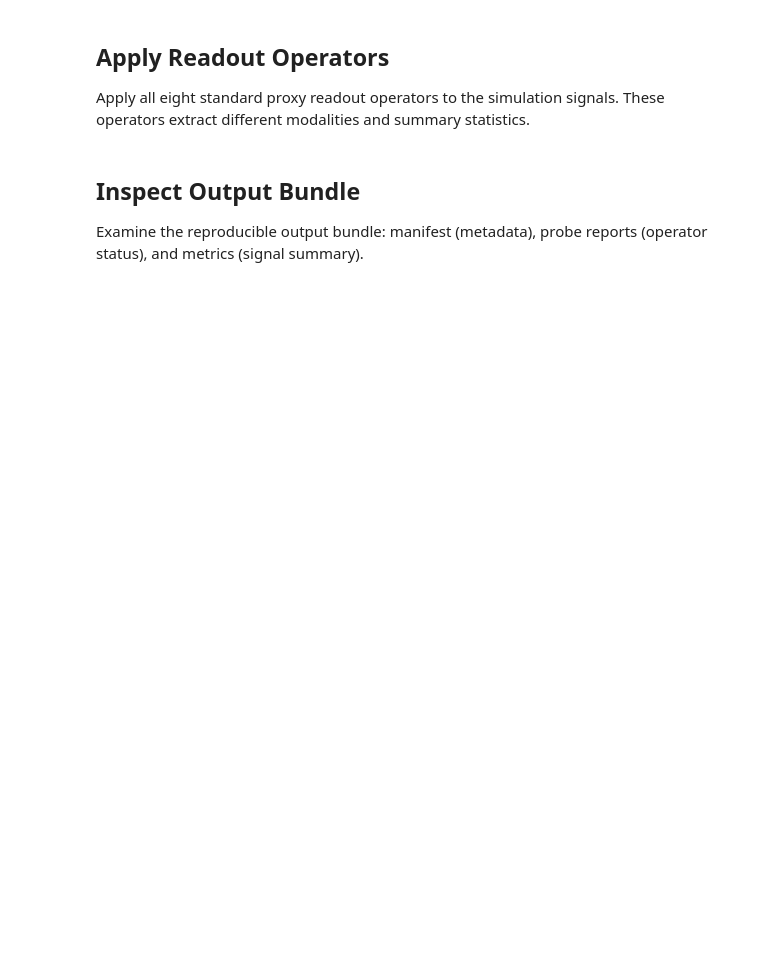
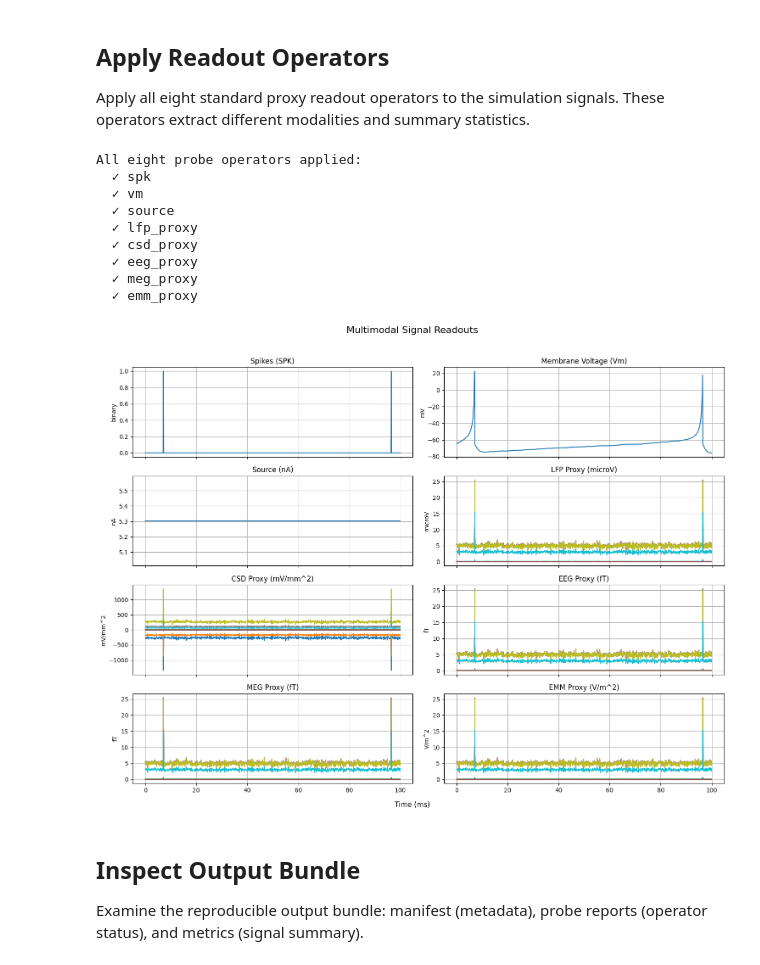
Before and after one commit to HNXJ/jaxfne, a Jupyter notebook: notebooks/01_single_neuron_multimodal.ipynb, the cells around one changed output. Drawn from its saved outputs; the diff is of its cells as text; code cells hidden in the pictures; blank space fills up the shorter version.

```diff
--- a/notebooks/01_single_neuron_multimodal.ipynb
+++ b/notebooks/01_single_neuron_multimodal.ipynb
@@ -99,6 +123,8 @@ if hasattr(signals, 'field') and signals.field is not None:
 Apply all eight standard proxy readout operators to the simulation signals.
 These operators extract different modalities and summary statistics.
 # %%
+import matplotlib.pyplot as plt
+
 # Apply all eight probe operators
 # SPK and Vm are always available
 spk_readout = spk_probe(signals.spikes)
@@ -121,33 +147,98 @@ csd_readout = (
 
 # EEG, MEG, EMM operators use field signal (or fallback to Vm)
 field_signal = (
     signals.field.lfp_proxy if signals.field is not None else signals.V_m
 )
 eeg_readout = eeg_proxy_probe(field_signal)
 meg_readout = meg_proxy_probe(field_signal)
 emm_readout = emm_proxy_probe(field_signal)
 
 # Construct probe_report from all operators
 probe_report = {
     "spk": spk_readout.report,
     "vm": vm_readout.report,
 }
 if source_readout is not None:
     probe_report["source"] = source_readout.report
 if lfp_readout is not None:
     probe_report["lfp_proxy"] = lfp_readout.report
 if csd_readout is not None:
     probe_report["csd_proxy"] = csd_readout.report
 
 probe_report.update({
     "eeg_proxy": eeg_readout.report,
     "meg_proxy": meg_readout.report,
     "emm_proxy": emm_readout.report,
 })
 
 print(f"All eight probe operators applied:")
 for op_name in probe_report.keys():
     print(f"  ✓ {op_name}")
+
+# Prepare data for plotting
+plot_data = []
+
+# SPK and Vm are always available
+plot_data.append((spk_readout.data, "Spikes (SPK)", "binary")) # Spikes are binary
+plot_data.append((vm_readout.data, "Membrane Voltage (Vm)", "mV"))
+
+# Source and field-derived operators (LFP, CSD) depend on field existence
+if source_readout is not None:
+    plot_data.append((source_readout.data, "Source (nA)", "nA"))
+if lfp_readout is not None:
+    plot_data.append((lfp_readout.data, "LFP Proxy (microV)", "microV"))
+if csd_readout is not None:
+    plot_data.append((csd_readout.data, "CSD Proxy (mV/mm^2)", "mV/mm^2"))
+
+# EEG, MEG, EMM operators
+plot_data.append((eeg_readout.data, "EEG Proxy (fT)", "fT"))
+plot_data.append((meg_readout.data, "MEG Proxy (fT)", "fT"))
+plot_data.append((emm_readout.data, "EMM Proxy (V/m^2)", "V/m^2"))
+
+# Determine number of plots and grid dimensions
+num_plots = len(plot_data)
+num_rows = (num_plots + 1) // 2 if num_plots > 0 else 0
+num_cols = 2 if num_plots > 0 else 0
+
+fig, axes = plt.subplots(num_rows, num_cols, figsize=(15, num_rows * 3), sharex=True)
+axes = axes.flatten() # Flatten in case of non-square grid
+
+time = jnp.arange(0, sim.duration_ms, sim.dt_ms)
+
+for i, (data, title, y_label) in enumerate(plot_data):
+    ax = axes[i]
+
+    # Broadcast scalar/single values to the full time sequence to avoid shape mismatch
+    if data.size == 1:
+        data = jnp.full(time.shape, data.item())
+
+    if data.ndim > 1 and data.shape[1] > 1: # If it's a multi-channel signal, plot all channels
+        ax.plot(time, data)
+    else: # Single channel or 1D array
+        ax.plot(time, data.squeeze())
+    ax.set_title(title)
+    ax.set_ylabel(y_label)
+    ax.grid(True)
+
+# Remove any unused subplots
+for i in range(num_plots, len(axes)):
+    fig.delaxes(axes[i])
+
+fig.suptitle("Multimodal Signal Readouts", fontsize=16)
+fig.text(0.5, 0.04, "Time (ms)", ha="center", va="center", fontsize=12)
+plt.tight_layout(rect=[0, 0.05, 1, 0.96]) # Adjust layout to make space for suptitle and common x-label
+plt.show()
+# %% [output]
+All eight probe operators applied:
+  ✓ spk
+  ✓ vm
+  ✓ source
+  ✓ lfp_proxy
+  ✓ csd_proxy
+  ✓ eeg_proxy
+  ✓ meg_proxy
+  ✓ emm_proxy
+[figure, added]
 # %% [markdown]
 ## Inspect Output Bundle
 
```
Also changed, not shown: parts of 7 cells of this notebook.
